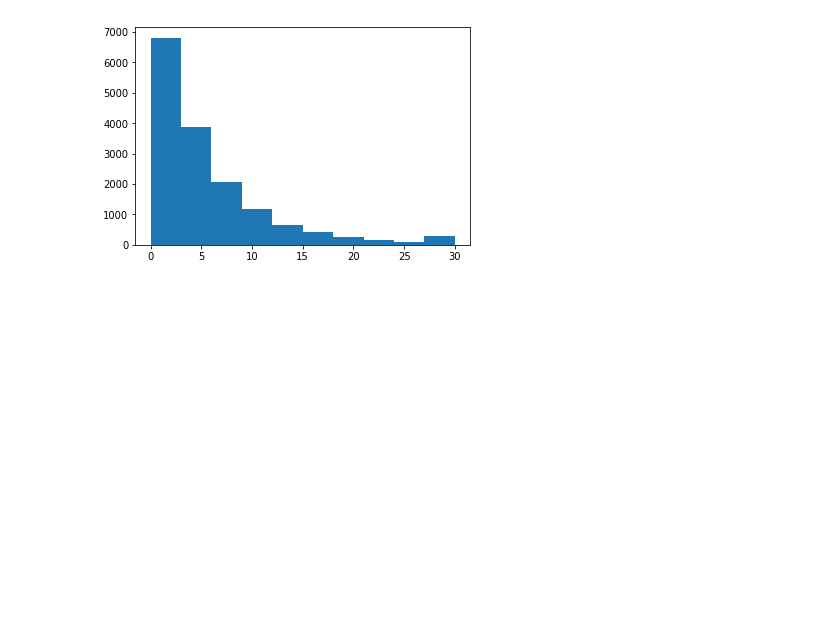
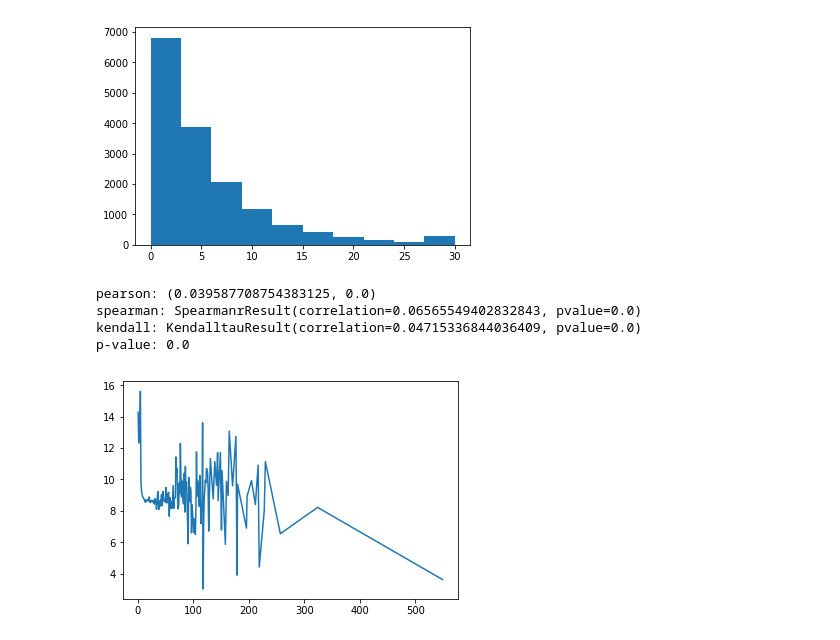
Before and after one commit to alexey9177950/data-graph, a Jupyter notebook: notebooks/datasets.ipynb, the cells around one changed output. Cells and saved outputs as stored; diff of their text form; code cells hidden in the pictures; blank space fills up the shorter version.

```diff
--- a/notebooks/datasets.ipynb
+++ b/notebooks/datasets.ipynb
@@ -74,3 +74,16 @@ plt.hist(np.minimum(degs, 30))
  array([ 0.,  3.,  6.,  9., 12., 15., 18., 21., 24., 27., 30.]),
  <a list of 10 Patch objects>)
 [figure]
+# %%
+G_amazon = parse_amazon()
+# %%
+assort_koefs(G_amazon)
+# %% [output]
+pearson: (0.039587708754383125, 0.0)
+spearman: SpearmanrResult(correlation=0.06565549402832843, pvalue=0.0)
+kendall: KendalltauResult(correlation=0.04715336844036409, pvalue=0.0)
+p-value: 0.0
+# %%
+assort_plot(G_amazon)
+# %% [output]
+[figure, added]
```
Also changed, not shown: parts of 4 cells of this notebook, 6 other files.
